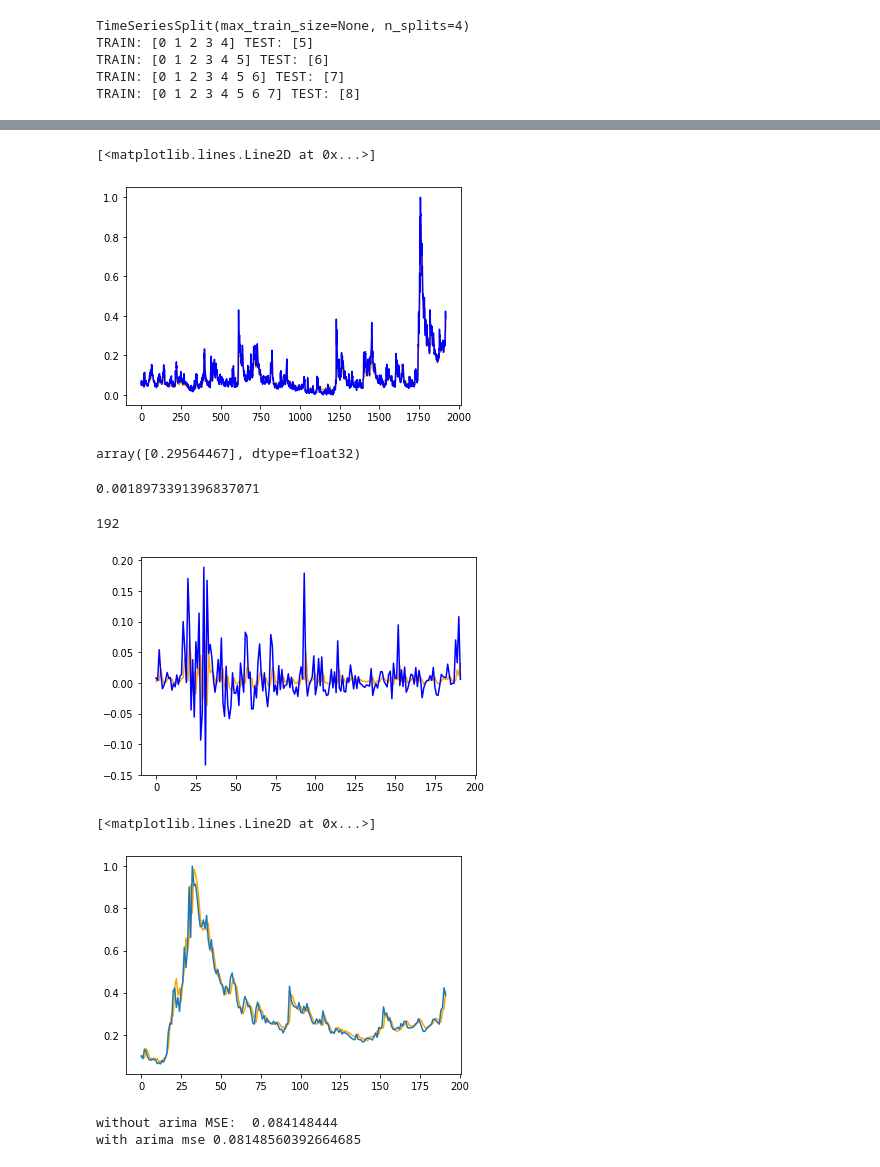
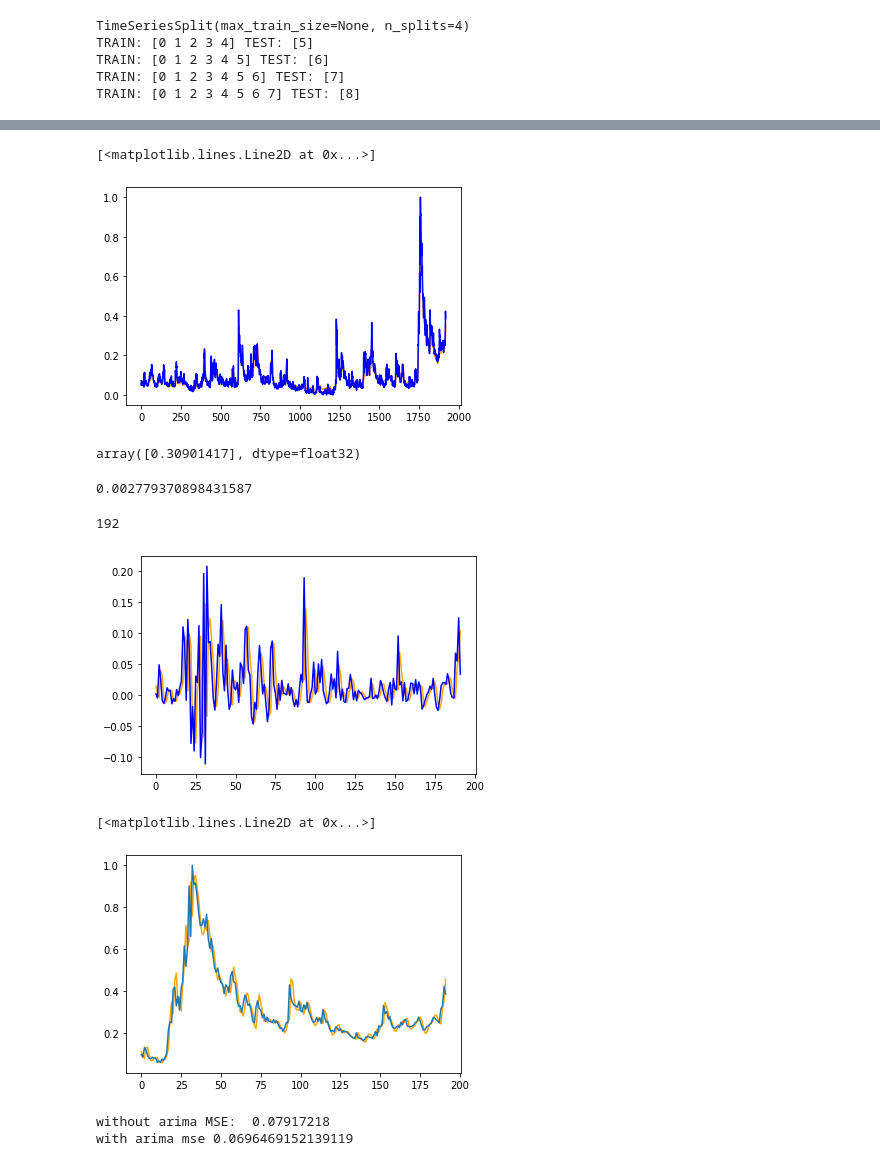
Before and after one commit to glen-yick/Deep-Learning-Time-Series-Prediction-using-LSTM-Recurrent-Neural-Networks, a Jupyter notebook: LSTM-Glen.ipynb, the cells around one changed output, grey strips where cells are left out. Drawn from its saved outputs; the diff is of its cells as text; code cells hidden in the pictures.

```diff
--- a/LSTM-Glen.ipynb
+++ b/LSTM-Glen.ipynb
@@ -190,7 +190,7 @@ model.add(Activation('sigmoid'))
 model.compile(loss="mse", optimizer="adam")
 print(model.summary())
 
-history = model.fit(train_X, train_y, epochs=50, batch_size=72, validation_data=(test_X, test_y), verbose=2)
+history = model.fit(train_X, train_y, epochs=50, batch_size=128, validation_data=(test_X, test_y), verbose=2)
 # evaluate the result
 test_mse = model.evaluate(test_X, test_y, verbose=1)
 print ('\nThe mean squared error (MSE) on the test data set is %.3f over %d test samples.' % (test_mse, len(test_y)))
@@ -301,13 +301,13 @@ plt.plot(pred_y, color='orange')
 plt.plot(all_y, color='blue')
 # %% [output]
 [<matplotlib.lines.Line2D at 0x...>]
-[figure, old version]
+[figure, new version]
 # %%
 divi_for_training = all_y - pred_y
 # %%
 max(divi_for_training)
 # %% [output]
-array([0.29564467], dtype=float32)
+array([0.30901417], dtype=float32)
 # %%
 # dynamic arima trainig
 
@@ -323,7 +323,7 @@ def evaluate_arima_model(residual):
 
     for t in range(len(test)):
 
-        model = ARIMA(history, order=(1,0,0))
+        model = ARIMA(history, order=(1,1,0))
         model_fit = model.fit()
         yhat = model_fit.forecast()[0]
         predictions.append(yhat)
@@ -339,18 +339,18 @@ def evaluate_arima_model(residual):
 arima_residual = evaluate_arima_model(divi_for_training)
 len(arima_residual)
 # %% [output]
-0.0018973391396837071
+0.002779370898431587
 192
-[figure, old version]
+[figure, new version]
 # %%
-plt.plot(arima_residual+predicted_values, color='orange')
+plt.plot(arima_residual+model.predict(test_X_f_arima), color='orange')
 plt.plot(test_y_f_arima)
 # %% [output]
 [<matplotlib.lines.Line2D at 0x...>]
-[figure, old version]
+[figure, new version]
 # %%
 print("without arima MSE: ",mean_squared_error(test_y_f_arima,predicted_values_f_arima))
 print("with arima mse", mean_squared_error(test_y_f_arima,arima_residual+predicted_values_f_arima))
 # %% [output]
-without arima MSE:  0.084148444
-with arima mse 0.08148560392664685
+without arima MSE:  0.07917218
+with arima mse 0.0696469152139119
```
Also changed, not shown: parts of 4 cells of this notebook.
